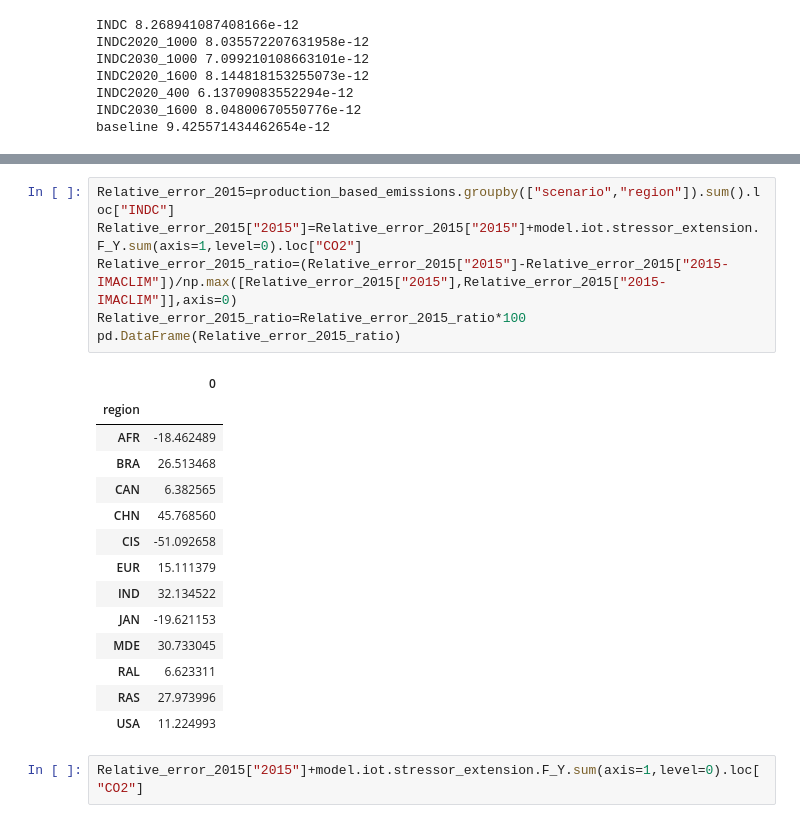
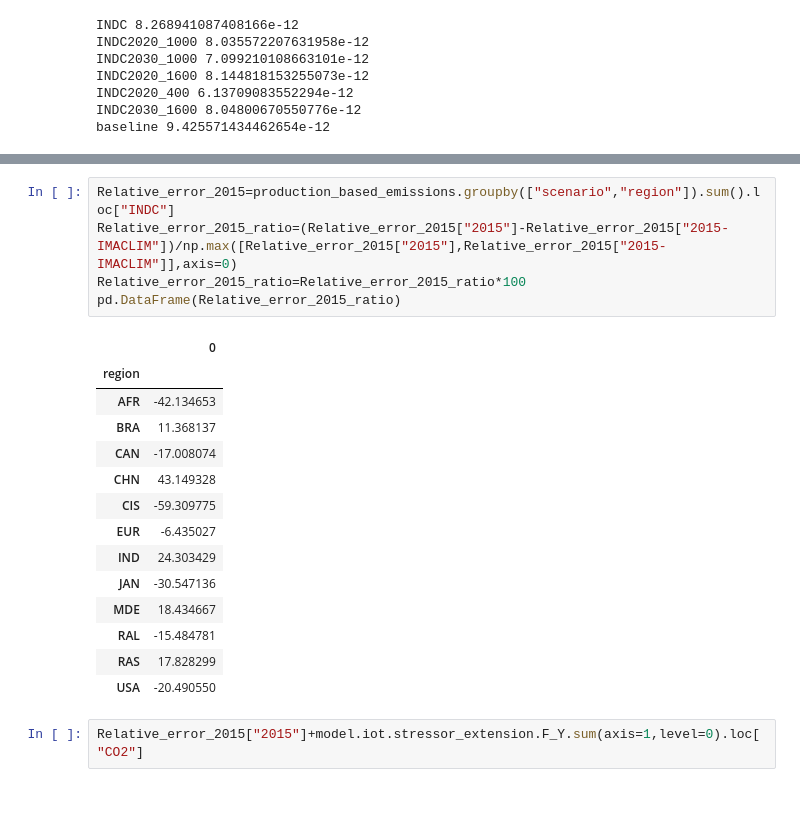
Before and after one commit to Maestrofinn/MatMat-Trade, a Jupyter notebook: IMACLIM_explo.ipynb, the cells around one changed output, grey strips where cells are left out. Cells and saved outputs as stored; diff of their text form.

```diff
--- a/IMACLIM_explo.ipynb
+++ b/IMACLIM_explo.ipynb
@@ -232,24 +244,23 @@ pd.concat([Relative_error_2015.loc[region] for region in Relative_error_2015.ind
 # %%
 Relative_error_2015=production_based_emissions.groupby(["scenario","region"]).sum().loc["INDC"]
-Relative_error_2015["2015"]=Relative_error_2015["2015"]+model.iot.stressor_extension.F_Y.sum(axis=1,level=0).loc["CO2"]
 Relative_error_2015_ratio=(Relative_error_2015["2015"]-Relative_error_2015["2015-IMACLIM"])/np.max([Relative_error_2015["2015"],Relative_error_2015["2015-IMACLIM"]],axis=0)
 Relative_error_2015_ratio=Relative_error_2015_ratio*100
 pd.DataFrame(Relative_error_2015_ratio)
 # %% [output]
 |  | 0 |
 | region |  |
-| AFR | -18.462489 |
-| BRA | 26.513468 |
-| CAN | 6.382565 |
-| CHN | 45.768560 |
-| CIS | -51.092658 |
-| EUR | 15.111379 |
-| IND | 32.134522 |
-| JAN | -19.621153 |
-| MDE | 30.733045 |
-| RAL | 6.623311 |
-| RAS | 27.973996 |
-| USA | 11.224993 |
+| AFR | -42.134653 |
+| BRA | 11.368137 |
+| CAN | -17.008074 |
+| CHN | 43.149328 |
+| CIS | -59.309775 |
+| EUR | -6.435027 |
+| IND | 24.303429 |
+| JAN | -30.547136 |
+| MDE | 18.434667 |
+| RAL | -15.484781 |
+| RAS | 17.828299 |
+| USA | -20.490550 |
 # %%
 Relative_error_2015["2015"]+model.iot.stressor_extension.F_Y.sum(axis=1,level=0).loc["CO2"]
 # %% [output]
```
Also changed, not shown: parts of 21 cells of this notebook, 1 other file.
